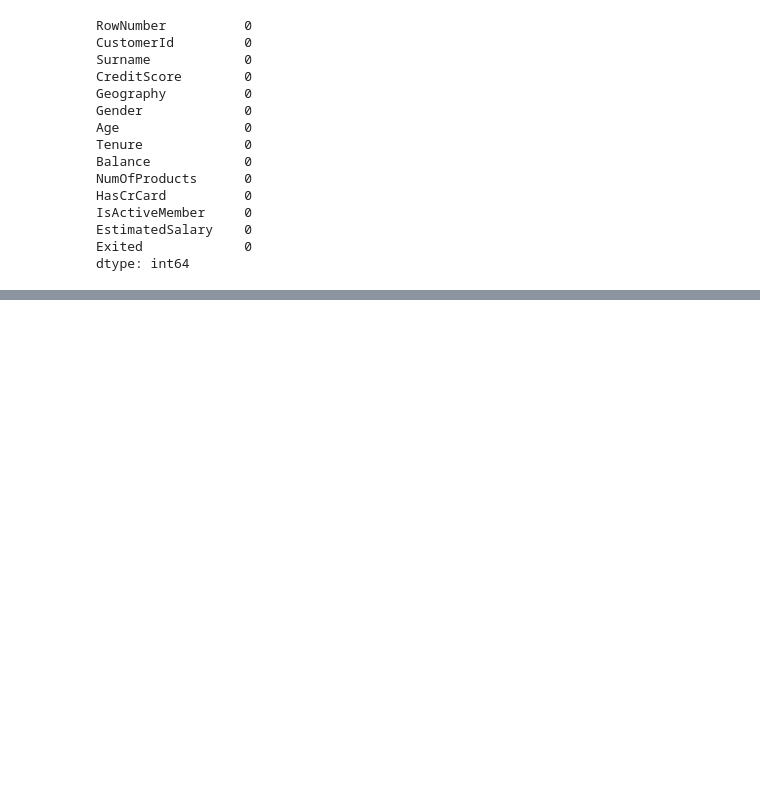
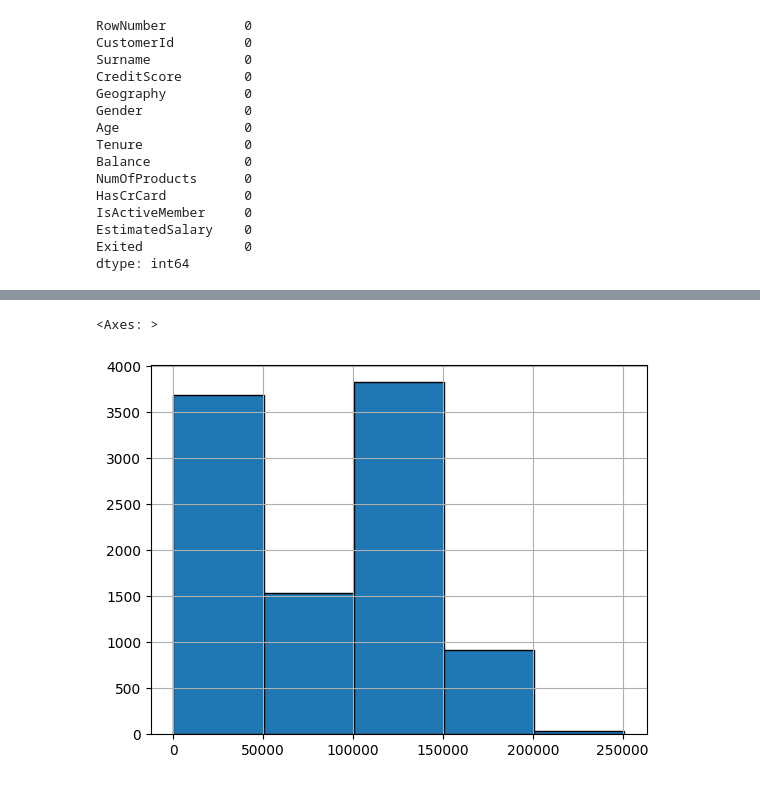
Before and after one commit to Mausam-tech/Banking_Churn_Predection, a Jupyter notebook: banking_churn.ipynb, the cells around one changed output, grey strips where cells are left out. Cells and saved outputs as stored; diff of their text form; code cells hidden in the pictures; blank space fills up the shorter version.

```diff
--- a/banking_churn.ipynb
+++ b/banking_churn.ipynb
@@ -87,0 +145,5 @@ dtype: int64
+# %%
+df['Balance'].hist(bins=5, edgecolor='black')
+# %% [output]
+<Axes: >
+[figure, added]
```
Also changed, not shown: parts of 11 cells of this notebook.
